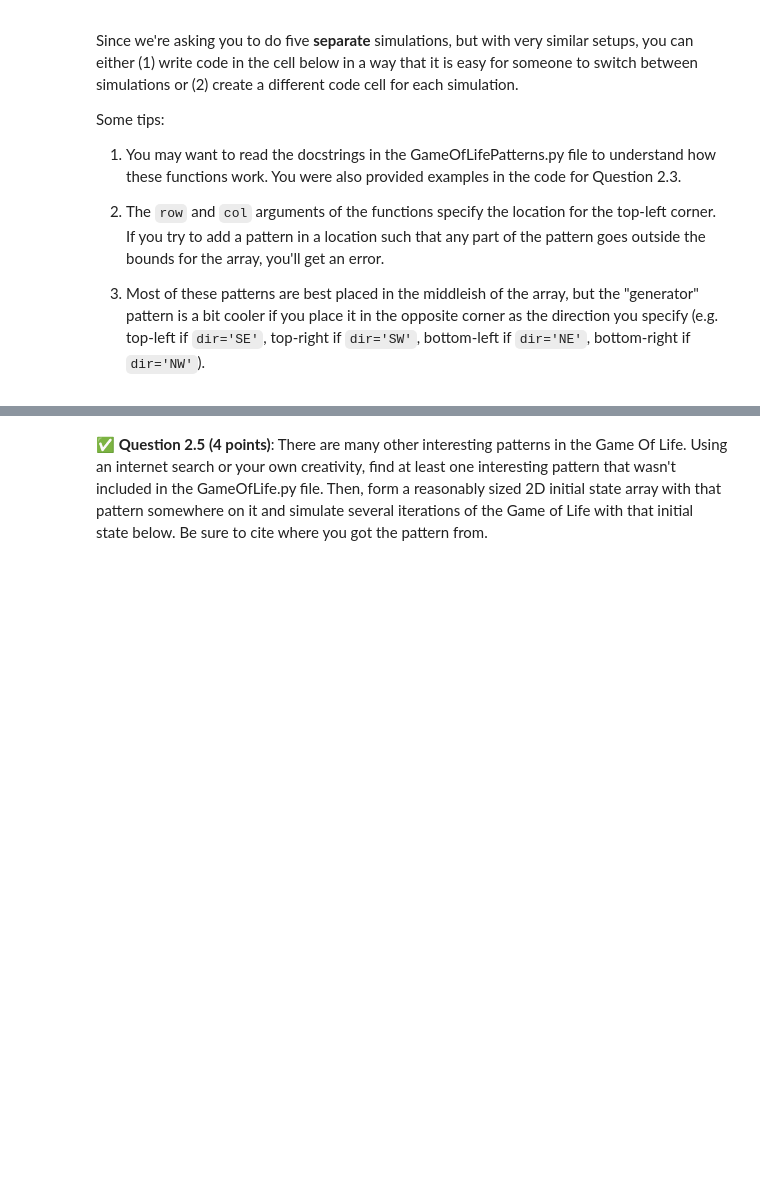
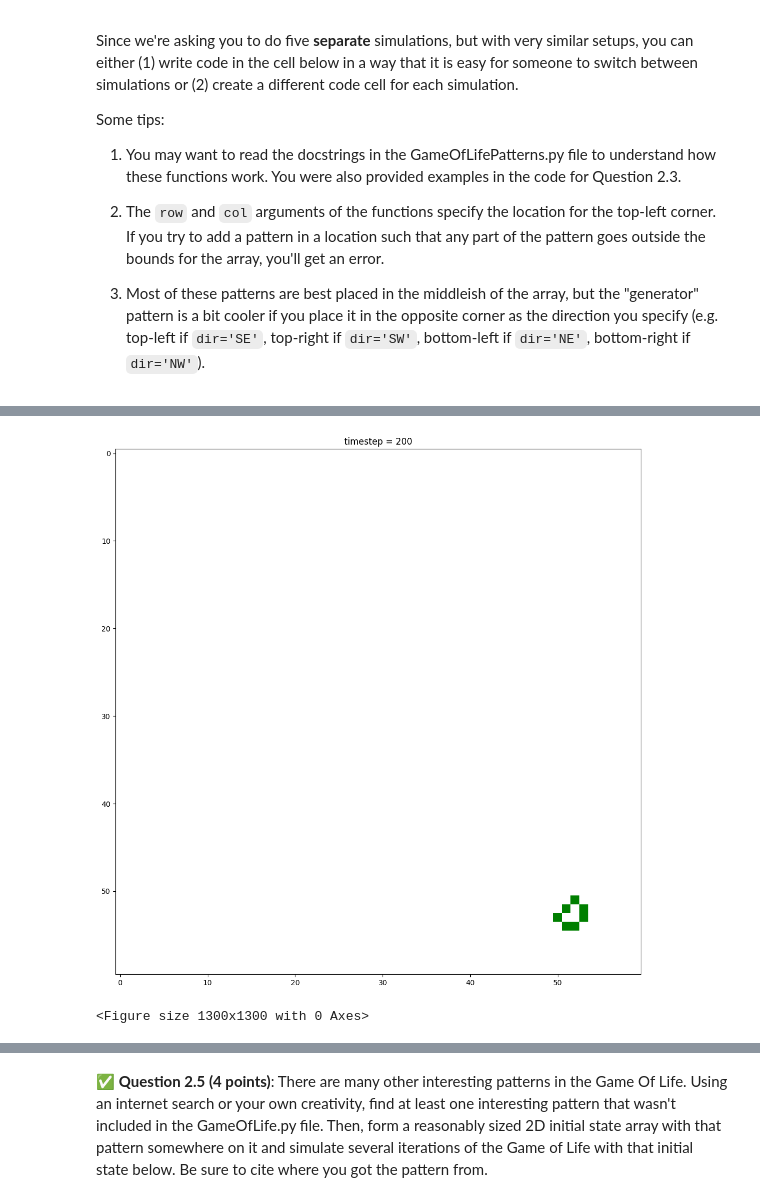
Before and after one commit to Jlozano351/CMSE202-s24-turnin, a Jupyter notebook: hw-02/HW-02_ABMandGraphTheory-Juan José Lozano González.ipynb, the cells around one changed output, grey strips where cells are left out. Drawn from its saved outputs; the diff is of its cells as text; code cells hidden in the pictures; blank space fills up the shorter version.

```diff
--- a/hw-02/HW-02_ABMandGraphTheory-Juan José Lozano González.ipynb
+++ b/hw-02/HW-02_ABMandGraphTheory-Juan José Lozano González.ipynb
@@ -275,0 +327,8 @@ Some tips:
+# %%
+# initial state array
+initial_state = np.zeros((60,60))
+initial_state = add_spaceship(initial_state,50,50,'N')
+pattern_explorer(initial_state)
+# %% [output]
+[figure, added]
+<Figure size 1300x1300 with 0 Axes>
```
Also changed, not shown: parts of 21 cells of this notebook, 2 other files.
